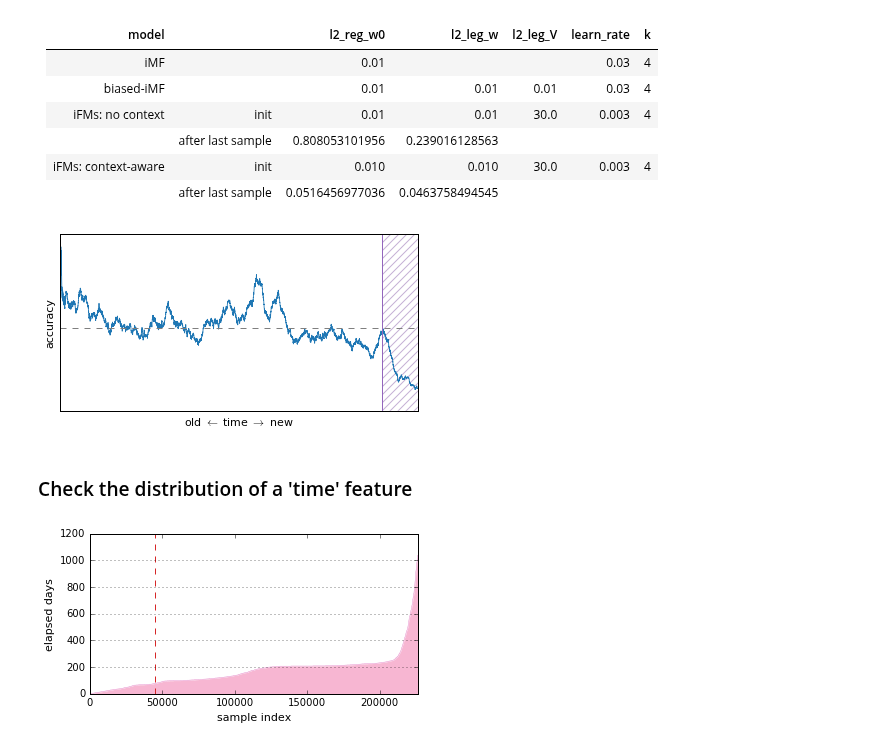
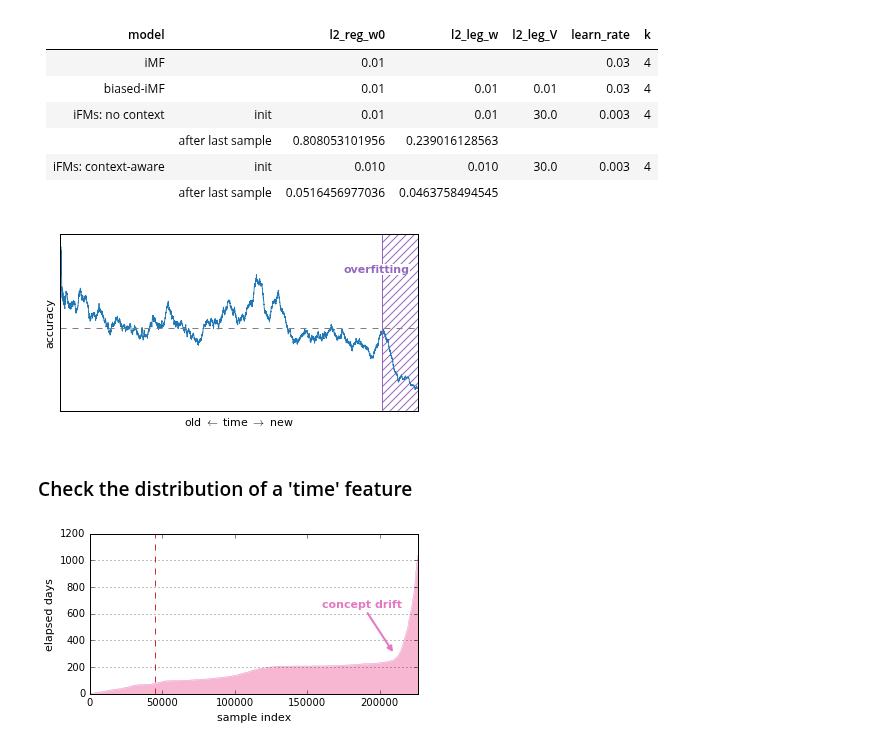
Before and after one commit to takuti/stream-recommender, a Jupyter notebook: stream-recommender.ipynb, the cells around one changed output. Drawn from its saved outputs; the diff is of its cells as text; code cells hidden in the pictures.

Commit message:
add text annotations to the figures

```diff
--- a/stream-recommender.ipynb
+++ b/stream-recommender.ipynb
@@ -180,31 +180,34 @@ fig.savefig('../../paper/images/jsai-2016-ml-1m-recall.eps')
 # %%
 fig, ax = plt.subplots()
 
 x = np.arange(len(iMF_avgs))
 ax.plot(x, iMF_avgs, lw=.8, label='iMF', c=colors[0])
 
 ax.set_xlabel(r'old $\leftarrow$ time $\rightarrow$ new', fontsize=11)
 ax.set_ylabel('accuracy', fontsize=11)
 ax.yaxis.grid(True)
 ax.set_xticks([])
 ax.set_yticks([])
 ax.set_xlim([0, len(iMF_avgs)])
 ax.set_ylim([0.0, 0.1])
 
 fig.set_size_inches((5.5,3))
 fig.patch.set_alpha(0.0)
 
 ax.axhline(y=np.mean(iMF_avgs), linewidth=1, linestyle='--', color=colors[14])
 
 head = 163000
 tail = len(iMF_avgs)
 ax.axvline(x=head, linewidth=1, linestyle='-', color=colors[8])
-ax.fill_between(np.arange(head, tail), np.ones(tail-head), facecolor='none', edgecolor=colors[9], hatch='///', lw=0)
+ax.fill_between(np.arange(head, tail), np.ones(tail-head), facecolor='none', edgecolor=colors[8], hatch='///', lw=0)
+
+ax.text(160000, 0.08, 'overfitting', size=11, ha='center', va='center', fontweight='bold', color=colors[8],
+       bbox={'facecolor':'white', 'alpha':1, 'pad':.3, 'lw': 0})
 
 plt.tight_layout()
-fig.savefig('../../paper/images/jsai-2016-fail-example.eps')
+fig.savefig('../../paper/images/jsai-2016/jsai-2016-fail-example.eps')
 # %% [output]
-[figure, old version]
+[figure, new version]
 # %% [markdown]
 ### Check the distribution of a 'time' feature
 # %%
@@ -229,7 +232,10 @@ fig.set_size_inches((5.5,3))
 ax.set_xlabel('sample index', fontsize=11)
 ax.set_ylabel('elapsed days', fontsize=11)
 
+ax.annotate('concept drift', xy=(210000, 300), xytext=(160000, 650), size=11, fontweight='bold', color=colors[12],
+            arrowprops=dict(color=colors[12], lw=2, arrowstyle='-|>'))
+
 plt.tight_layout()
-fig.savefig('../../paper/images/jsai-2016-ml-1m-elapsed-days.eps')
+fig.savefig('../../paper/images/jsai-2016/jsai-2016-ml-1m-elapsed-days.eps')
 # %% [output]
-[figure, old version]
+[figure, new version]
```
Also changed, not shown: parts of 6 cells of this notebook.
